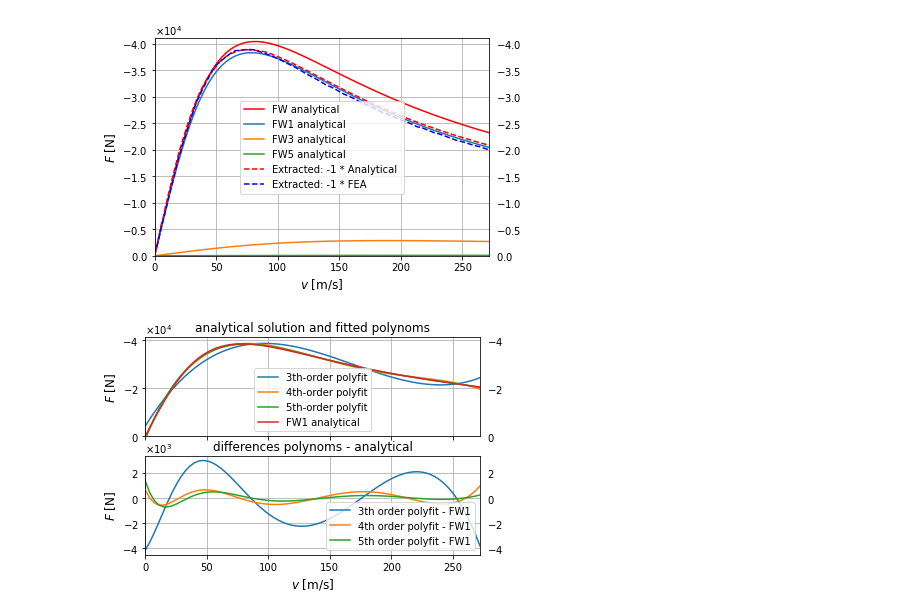
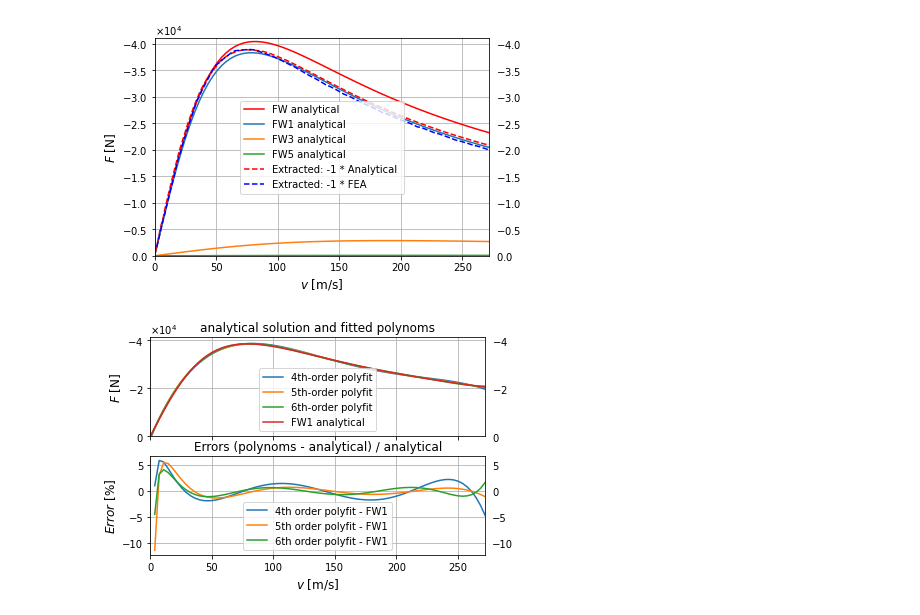
Before and after one commit to p-nieke/eddycurrentbrake, a Jupyter notebook: eddycurrentbrake.ipynb, the cells around one changed output. Saved outputs shown, nothing was run; the diff lists cells and outputs as text; code cells hidden in the pictures.

Commit message:
Changed differences to %errors in cell

```diff
--- a/eddycurrentbrake.ipynb
+++ b/eddycurrentbrake.ipynb
@@ -107,31 +107,33 @@ ax.tick_params(labelright=True)
 [figure]
 # %%
 # Create polynomial fits for the 1st harmonic and compare to analytical result
-# Plot the differences between analytical and fitted curves
+# Plot the % errors between analytical and fitted curves
 
 fig, (ax1, ax2) = plt.subplots(nrows=2, ncols=1, sharex=True)
 
+ytitle = '$F$ [N]'
 ax1.set_title('analytical solution and fitted polynoms')
-for i in range(3,6):
+for i in range(4,7):
     fitcoef = np.polyfit(v,fwstore[0,:],i)
     fit = np.poly1d(fitcoef)
     ax1.plot(v,fit(v), label='{}th-order polyfit'.format(i))
-    ax2.plot(v,fit(v)-fwstore[0,:], label='{}th order polyfit - FW1'.format(i))
+    ax2.plot(v[1:],(fit(v[1:])-fwstore[0,1:])/fwstore[0,1:]*100, label='{}th order polyfit - FW1'.format(i))
+    # Skipped first element to avoid division by 0
 ax1.plot(v, fwstore[0,:], label='FW1 analytical')
 ax1.set_ylabel(ytitle, fontsize='large')
 ax1.set_xlim([0,vmax])
 ax1.set_ylim([0,-4.1*10**4])
 ax1.legend()
 ax1.grid()
 ax1.ticklabel_format(style='sci', axis='y', scilimits=(0,0), useMathText=True)
 ax1.tick_params(labelright=True)
 
-ax2.set_title('differences polynoms - analytical')
+ytitle = '$Error$ [%]'
+ax2.set_title('Errors (polynoms - analytical) / analytical')
 ax2.set_ylabel(ytitle, fontsize='large')
 ax2.set_xlabel(xtitle, fontsize='large')
 ax2.legend()
 ax2.grid()
-ax2.ticklabel_format(style='sci', axis='y', scilimits=(0,0), useMathText=True)
 ax2.tick_params(labelright=True)
 # %% [output]
-[figure, old version]
+[figure, new version]
```
